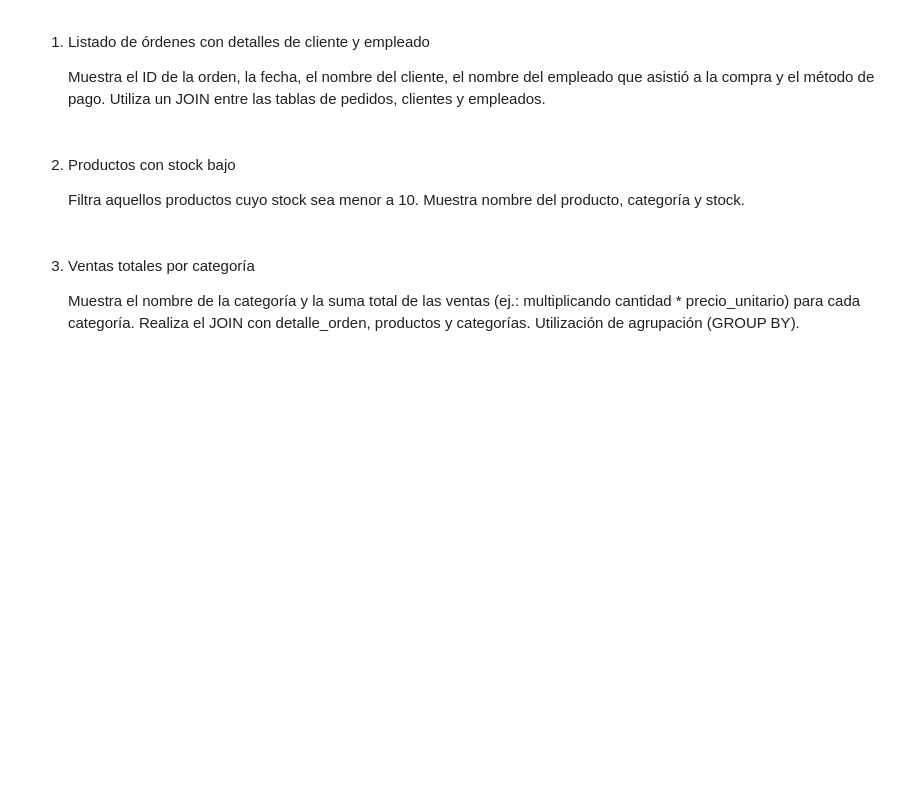
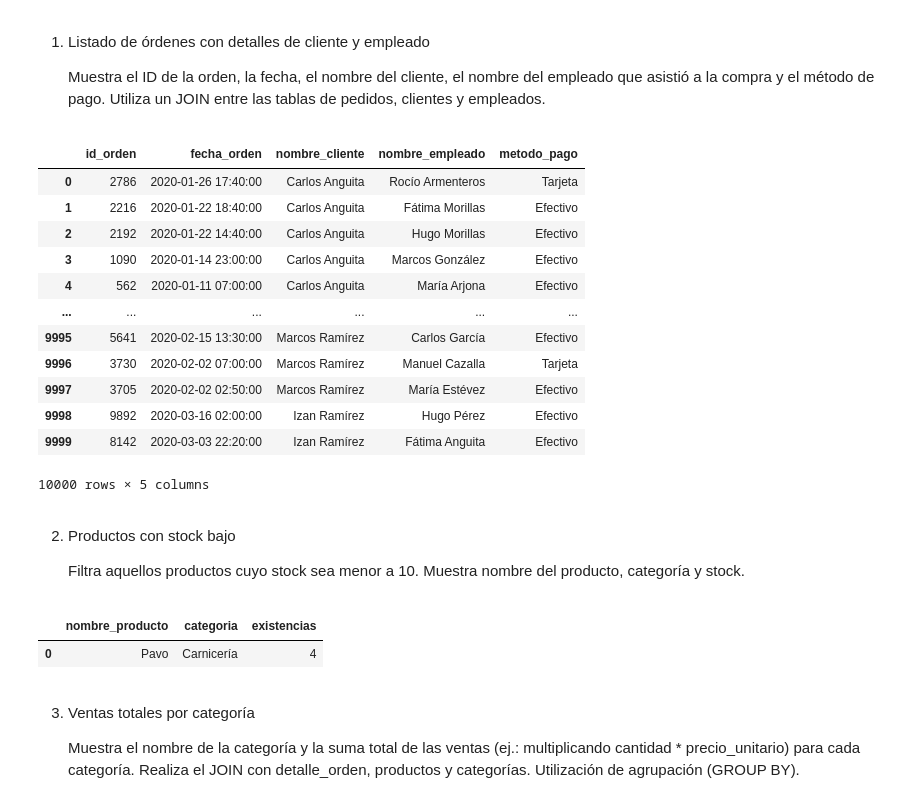
Before and after one commit to CarmenBarrancoGarcia/Carmen_cienciadatos, a Jupyter notebook: Módulo4_ Bases_Datos/M4_Carmen_Barranco_García.ipynb, the cells around one changed output. Cells and saved outputs as stored; diff of their text form; code cells hidden in the pictures; blank space fills up the shorter version.

```diff
--- a/Módulo4_ Bases_Datos/M4_Carmen_Barranco_García.ipynb
+++ b/Módulo4_ Bases_Datos/M4_Carmen_Barranco_García.ipynb
@@ -414,12 +414,62 @@ df_detalle_ordenes.to_sql("detalle_ordenes", con= engine, if_exists="append", in
 
     Muestra el ID de la orden, la fecha, el nombre del cliente, el nombre del empleado que asistió a la compra y el método de pago.
     Utiliza un JOIN entre las tablas de pedidos, clientes y empleados.
+# %%
+sql = """
+
+SELECT
+    ordenes.id_orden AS id_orden,
+    ordenes.fecha_orden AS fecha_orden,
+    CONCAT(clientes.first_name, ' ', clientes.last_name) AS nombre_cliente,
+    empleados.nombre_empleado AS nombre_empleado,
+    ordenes.metodo_pago AS metodo_pago
+FROM
+    ordenes
+JOIN
+    clientes ON ordenes.id_cliente = clientes.id_cliente
+JOIN
+    empleados ON ordenes.id_empleado = empleados.id_empleado;
+"""
+df = pd.read_sql(sql, engine)
+df
+# %% [output]
+|  | id_orden | fecha_orden | nombre_cliente | nombre_empleado | metodo_pago |
+| 0 | 2786 | 2020-01-26 17:40:00 | Carlos Anguita | Rocío Armenteros | Tarjeta |
+| 1 | 2216 | 2020-01-22 18:40:00 | Carlos Anguita | Fátima Morillas | Efectivo |
+| 2 | 2192 | 2020-01-22 14:40:00 | Carlos Anguita | Hugo Morillas | Efectivo |
+| 3 | 1090 | 2020-01-14 23:00:00 | Carlos Anguita | Marcos González | Efectivo |
+| 4 | 562 | 2020-01-11 07:00:00 | Carlos Anguita | María Arjona | Efectivo |
+| ... | ... | ... | ... | ... | ... |
+| 9995 | 5641 | 2020-02-15 13:30:00 | Marcos Ramírez | Carlos García | Efectivo |
+| 9996 | 3730 | 2020-02-02 07:00:00 | Marcos Ramírez | Manuel Cazalla | Tarjeta |
+| 9997 | 3705 | 2020-02-02 02:50:00 | Marcos Ramírez | María Estévez | Efectivo |
+| 9998 | 9892 | 2020-03-16 02:00:00 | Izan Ramírez | Hugo Pérez | Efectivo |
+| 9999 | 8142 | 2020-03-03 22:20:00 | Izan Ramírez | Fátima Anguita | Efectivo |
+10000 rows × 5 columns
 # %% [markdown]
 2. Productos con stock bajo
 
 
     Filtra aquellos productos cuyo stock sea menor a 10.
     Muestra nombre del producto, categoría y stock.
+# %%
+sql = """
+SELECT
+    productos.nombre_producto AS nombre_producto,
+    categorias.nombre_categoria AS categoria,
+    productos.existencias AS existencias
+FROM
+    productos
+JOIN
+    categorias ON productos.id_categoria = categorias.id_categoria
+WHERE
+    productos.existencias < 10;
+"""
+df = pd.read_sql(sql, engine)
+df
+# %% [output]
+|  | nombre_producto | categoria | existencias |
+| 0 | Pavo | Carnicería | 4 |
 # %% [markdown]
 3. Ventas totales por categoría
 
```
Also changed, not shown: parts of 11 cells of this notebook.
